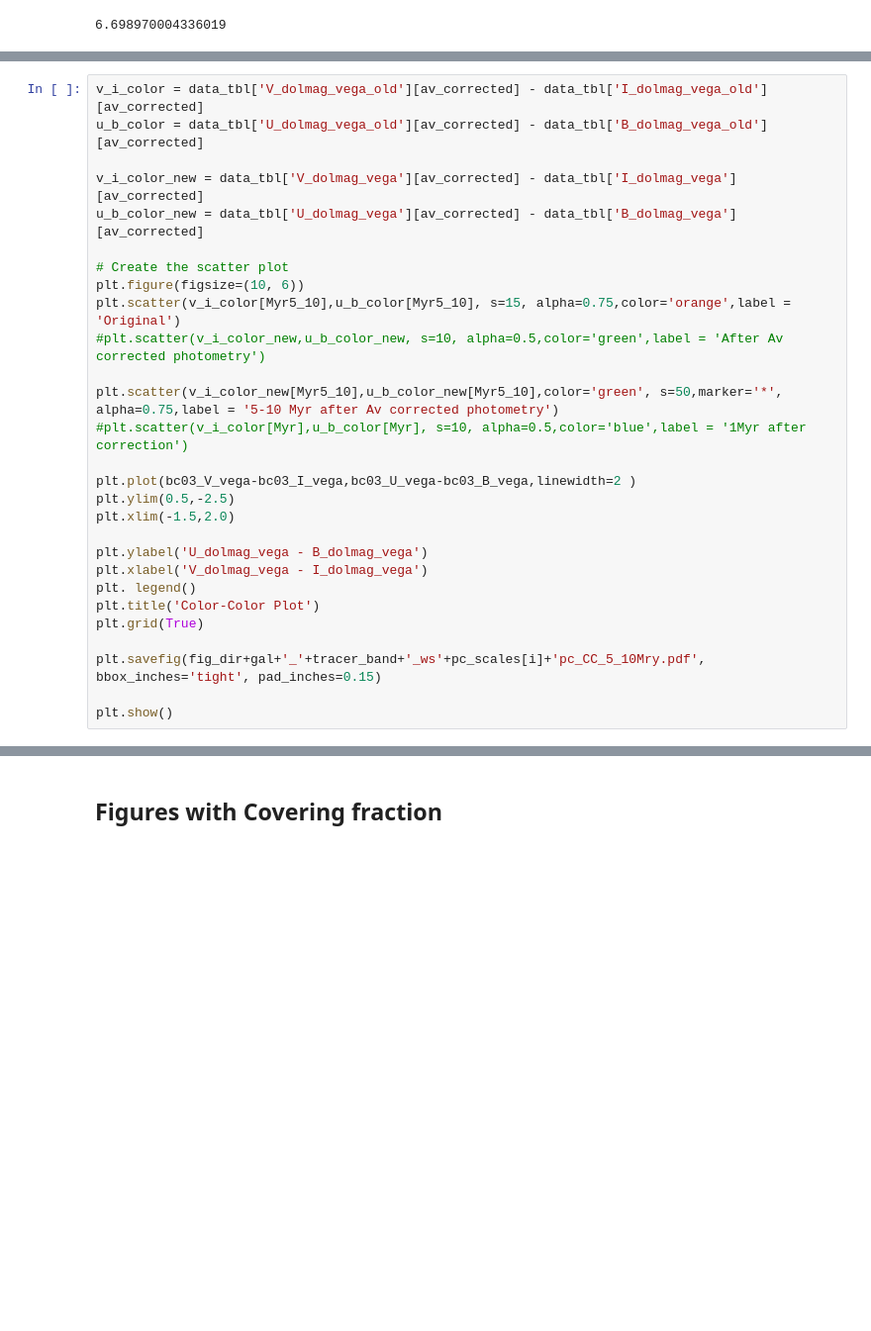
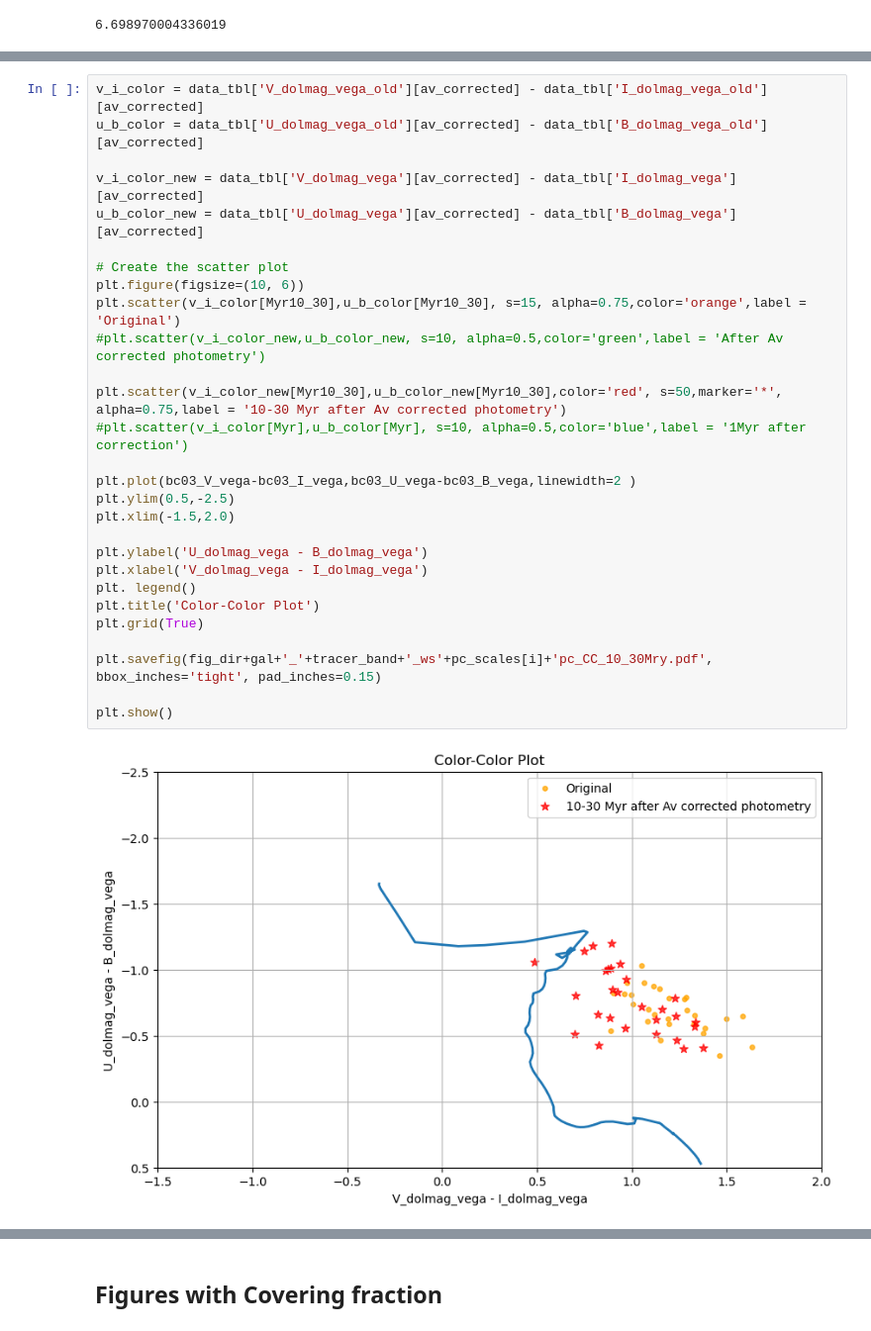
Before and after one commit to kilarson/msa, a Jupyter notebook: msa_cigale.ipynb, the cells around one changed output, grey strips where cells are left out. Shown at 99% size. Cells and saved outputs as stored; diff of their text form; blank space fills up the shorter version.

```diff
--- a/msa_cigale.ipynb
+++ b/msa_cigale.ipynb
@@ -1687,28 +1751,30 @@ plt.show()
 # %%
 v_i_color = data_tbl['V_dolmag_vega_old'][av_corrected] - data_tbl['I_dolmag_vega_old'][av_corrected]
 u_b_color = data_tbl['U_dolmag_vega_old'][av_corrected] - data_tbl['B_dolmag_vega_old'][av_corrected]
 
 v_i_color_new = data_tbl['V_dolmag_vega'][av_corrected] - data_tbl['I_dolmag_vega'][av_corrected]
 u_b_color_new = data_tbl['U_dolmag_vega'][av_corrected] - data_tbl['B_dolmag_vega'][av_corrected]
 
 # Create the scatter plot
 plt.figure(figsize=(10, 6))
-plt.scatter(v_i_color[Myr5_10],u_b_color[Myr5_10], s=15, alpha=0.75,color='orange',label = 'Original')
+plt.scatter(v_i_color[Myr10_30],u_b_color[Myr10_30], s=15, alpha=0.75,color='orange',label = 'Original')
 #plt.scatter(v_i_color_new,u_b_color_new, s=10, alpha=0.5,color='green',label = 'After Av corrected photometry')
 
-plt.scatter(v_i_color_new[Myr5_10],u_b_color_new[Myr5_10],color='green', s=50,marker='*', alpha=0.75,label = '5-10 Myr after Av corrected photometry')
+plt.scatter(v_i_color_new[Myr10_30],u_b_color_new[Myr10_30],color='red', s=50,marker='*', alpha=0.75,label = '10-30 Myr after Av corrected photometry')
 #plt.scatter(v_i_color[Myr],u_b_color[Myr], s=10, alpha=0.5,color='blue',label = '1Myr after correction')
 
 plt.plot(bc03_V_vega-bc03_I_vega,bc03_U_vega-bc03_B_vega,linewidth=2 )
 plt.ylim(0.5,-2.5)
 plt.xlim(-1.5,2.0)
 
 plt.ylabel('U_dolmag_vega - B_dolmag_vega')
 plt.xlabel('V_dolmag_vega - I_dolmag_vega')
 plt. legend()
 plt.title('Color-Color Plot')
 plt.grid(True)
 
-plt.savefig(fig_dir+gal+'_'+tracer_band+'_ws'+pc_scales[i]+'pc_CC_5_10Mry.pdf', bbox_inches='tight', pad_inches=0.15)
+plt.savefig(fig_dir+gal+'_'+tracer_band+'_ws'+pc_scales[i]+'pc_CC_10_30Mry.pdf', bbox_inches='tight', pad_inches=0.15)
 
 plt.show()
+# %% [output]
+[figure, added]
```
Also changed, not shown: parts of 14 cells of this notebook.
